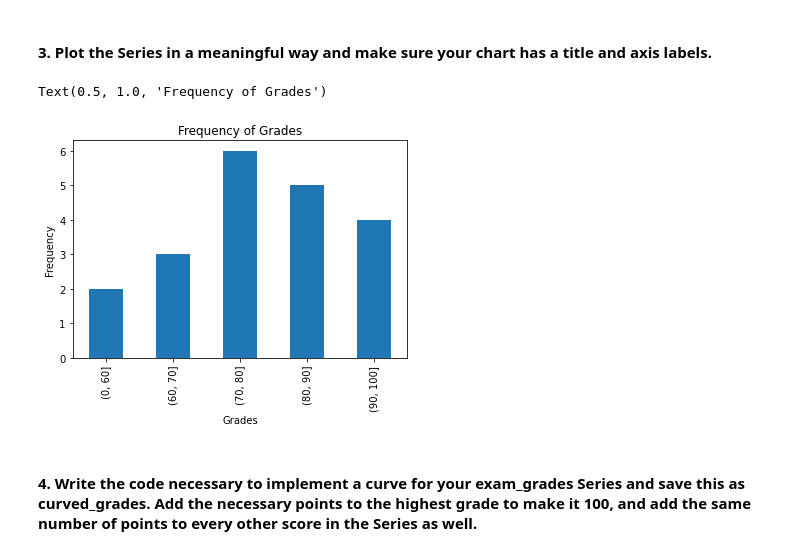
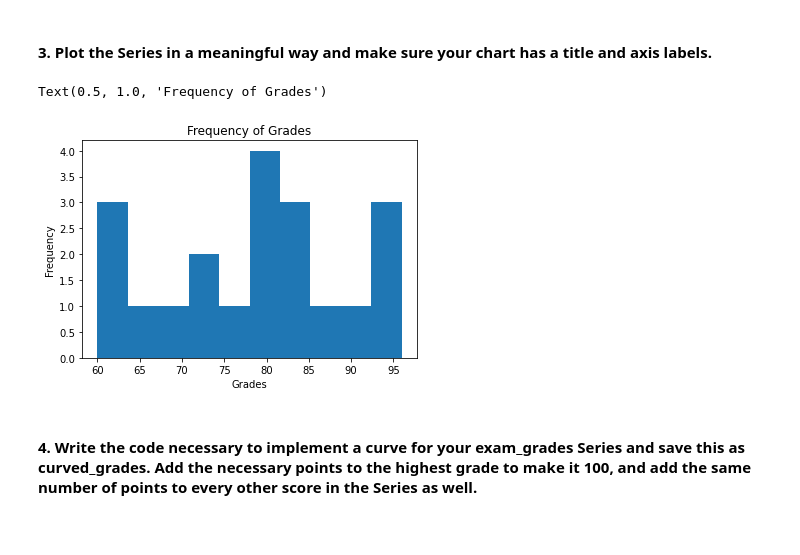
Before and after one commit to morgancross2/numpy-pandas-visualization-exercises, a Jupyter notebook: pandas_series.ipynb, the cells around one changed output. Drawn from its saved outputs; the diff is of its cells as text; code cells hidden in the pictures.

```diff
--- a/pandas_series.ipynb
+++ b/pandas_series.ipynb
@@ -445,11 +447,11 @@ grade_bins = pd.cut(grades, [0,60,70,80,90,100])
 # %%
-gds = grade_bins.value_counts(sort=False).plot.bar()
+gds = grades.plot.hist()
 gds.set_xlabel("Grades")
 gds.set_ylabel("Frequency")
 gds.set_title("Frequency of Grades")
 # %% [output]
 Text(0.5, 1.0, 'Frequency of Grades')
-[figure, old version]
+[figure, new version]
 # %% [markdown]
 #### 4. Write the code necessary to implement a curve for your exam_grades Series and save this as curved_grades. Add the necessary points to the highest grade to make it 100, and add the same number of points to every other score in the Series as well.
 # %%
```
Also changed, not shown: parts of 22 cells of this notebook.
